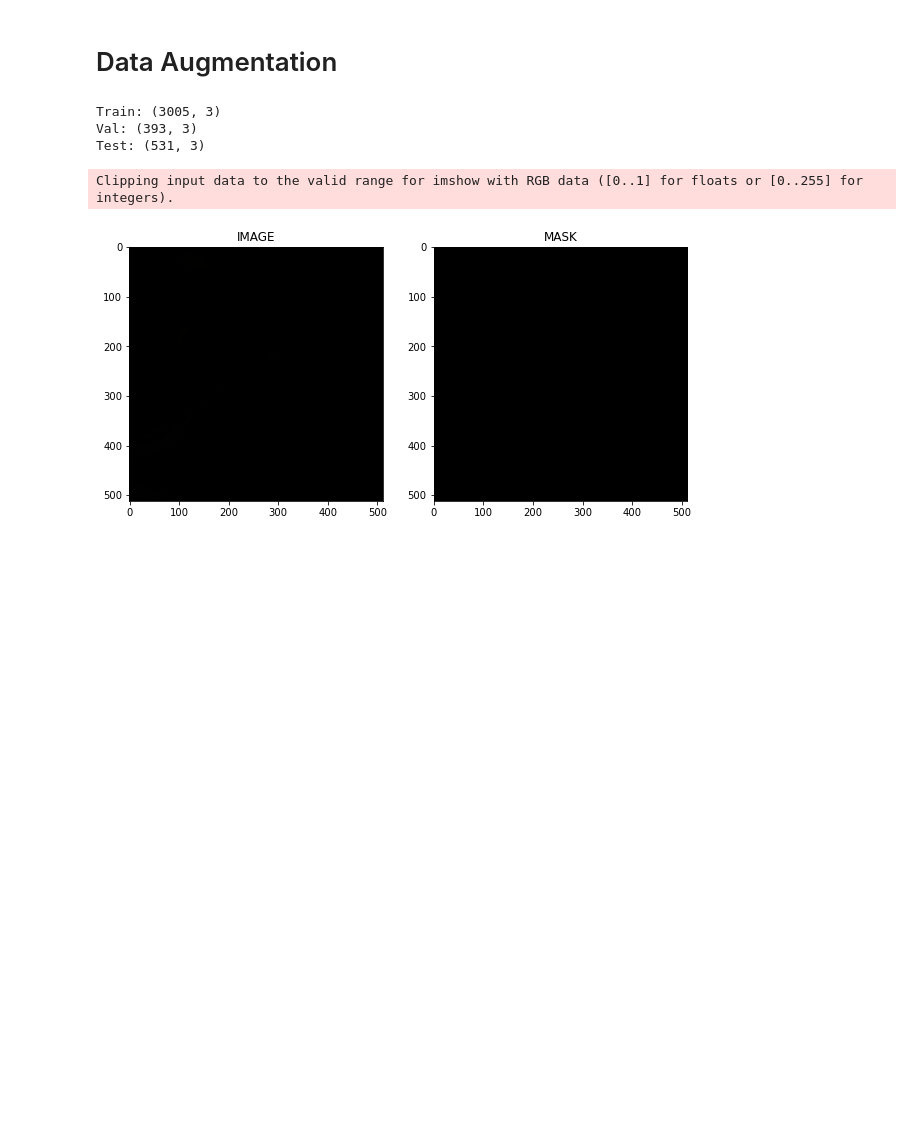
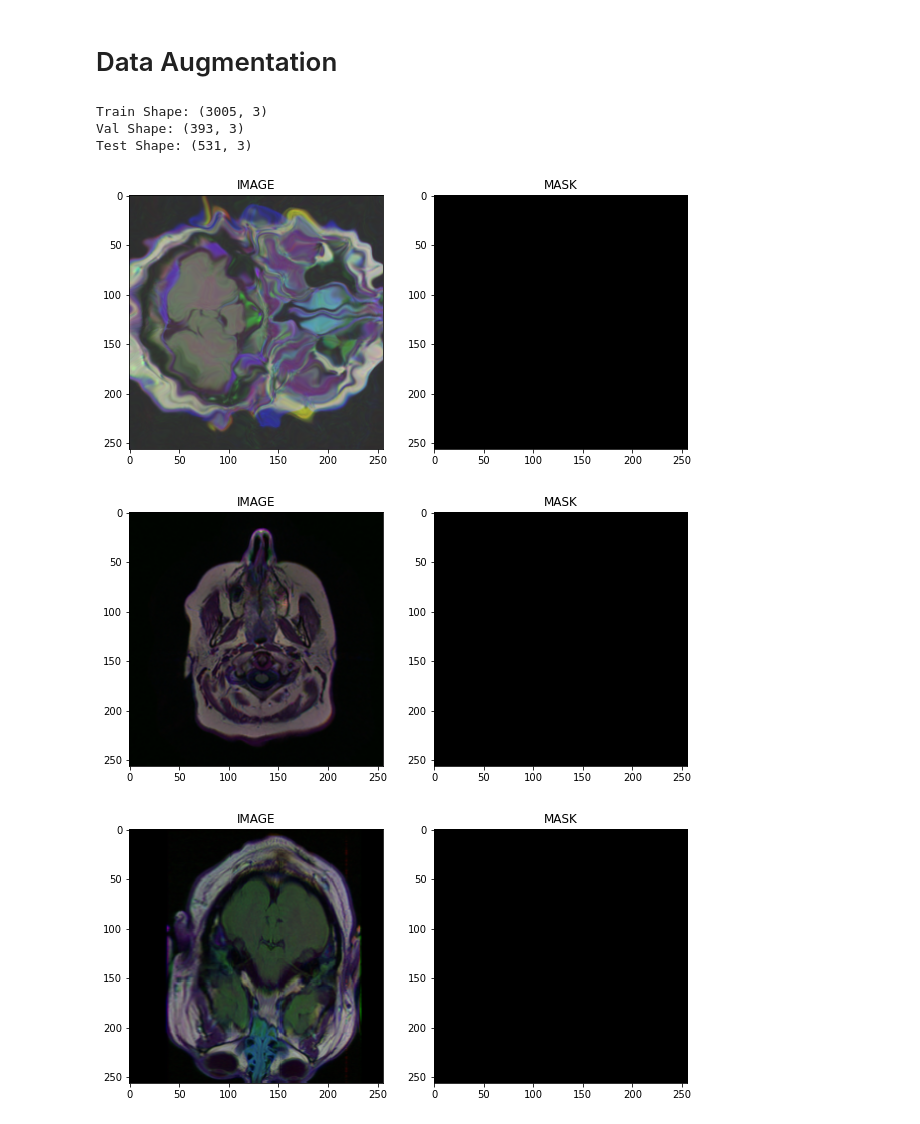
Before and after one commit to IMobinI/Brain-MRI-Segmentation, a Jupyter notebook: Brain MRI.ipynb, the cells around one changed output. Saved outputs shown, nothing was run; the diff lists cells and outputs as text; code cells hidden in the pictures; blank space fills up the shorter version.

```diff
--- a/Brain MRI.ipynb
+++ b/Brain MRI.ipynb
@@ -14,9 +20,9 @@ from mpl_toolkits.axes_grid1 import ImageGrid
 # %%
-# Path to all data
 DATA_PATH = "Dataset/"
 
-# img size
-IMG_SIZE = 512
+IMG_SIZE = 256
+
+DEVICE = torch.device('cuda' if torch.cuda.is_available() else 'cpu')
 # %%
 data_path = []
 for sub_dir_path in glob.glob(DATA_PATH+"*"):
@@ -77,16 +83,17 @@ df
 | 3928 | Dataset\TCGA_HT_A61B_19991127/TCG... | Dataset\TCGA_HT_A61B_19991127/TCG... |
 3929 rows × 2 columns
 # %%
-idx = random.randint(0, len(images)-1)
-image = cv2.imread(df.image_path[idx])
-image = cv2.cvtColor(image, cv2.COLOR_BGR2RGB)
-mask = cv2.imread(df.mask_path[idx])
+for i in range(5):
+    idx = random.randint(0, len(images)-1)
+    image = cv2.imread(df.image_path[idx])
+    image = cv2.cvtColor(image, cv2.COLOR_BGR2RGB)
+    mask = cv2.imread(df.mask_path[idx])
 
-f, (ax1, ax2) = plt.subplots(1, 2, figsize=(10,5))
+    f, (ax1, ax2) = plt.subplots(1, 2, figsize=(10,5))
 
-ax1.set_title('IMAGE')
-ax1.imshow(image)
+    ax1.set_title('IMAGE')
+    ax1.imshow(image)
 
-ax2.set_title('MASK')
-ax2.imshow(mask)
+    ax2.set_title('MASK')
+    ax2.imshow(mask)
 # %% [output]
@@ -233,23 +194,23 @@ val_df = val_df.reset_index(drop=True)
 train_df, test_df = train_test_split(train_df, stratify=train_df.diagnosis, test_size=0.15)
 train_df = train_df.reset_index(drop=True)
 
-print(f"Train: {train_df.shape} \nVal: {val_df.shape} \nTest: {test_df.shape}")
+print(f"Train Shape: {train_df.shape} \nVal Shape: {val_df.shape} \nTest Shape: {test_df.shape}")
 # %% [output]
-Train: (3005, 3)
-Val: (393, 3)
-Test: (531, 3)
+Train Shape: (3005, 3)
+Val Shape: (393, 3)
+Test Shape: (531, 3)
 # %%
 # train
-train_dataset = BrainMriDataset(df=train_df, transforms=strong_transforms)
-train_dataloader = DataLoader(train_dataset, batch_size=26, num_workers=4, shuffle=True)
+train_dataset = BrainMriDataset(df=train_df, transforms=transforms)
+train_dataloader = DataLoader(train_dataset, batch_size=26, shuffle=True)
 
 # val
-val_dataset = BrainMriDataset(df=val_df, transforms=strong_transforms)
-val_dataloader = DataLoader(val_dataset, batch_size=26, num_workers=4, shuffle=True)
+val_dataset = BrainMriDataset(df=val_df, transforms=transforms)
+val_dataloader = DataLoader(val_dataset, batch_size=26, shuffle=True)
 
 #test
-test_dataset = BrainMriDataset(df=test_df, transforms=strong_transforms)
-test_dataloader = DataLoader(test_dataset, batch_size=26, num_workers=4, shuffle=True)
+test_dataset = BrainMriDataset(df=test_df, transforms=transforms)
+test_dataloader = DataLoader(test_dataset, batch_size=26, shuffle=True)
 # %%
 def show_image(image,mask,pred_image = None):
 
@@ -276,12 +237,14 @@ def show_image(image,mask,pred_image = None):
         ax3.set_title('MODEL OUTPUT')
         ax3.imshow(pred_image.permute(1,2,0).squeeze(),cmap = 'gray')
 # %%
-index = 7
-image, mask = train_dataset[index]
-show_image(image, mask)
+for i in range(3):
+    idx = random.randint(0, len(images)-1)
+    image, mask = train_dataset[idx]
+    show_image(image, mask)
 # %% [output]
-Clipping input data to the valid range for imshow with RGB data ([0..1] for floats or [0..255] for integers).
-[figure, old version]
+[figure, new version]
+[figure, added]
+[figure, added]
 # %%
 image, mask = next(iter(train_dataloader))
 print(f"One batch image shape : {image.shape}")
```
Also changed, not shown: parts of 8 cells of this notebook.
